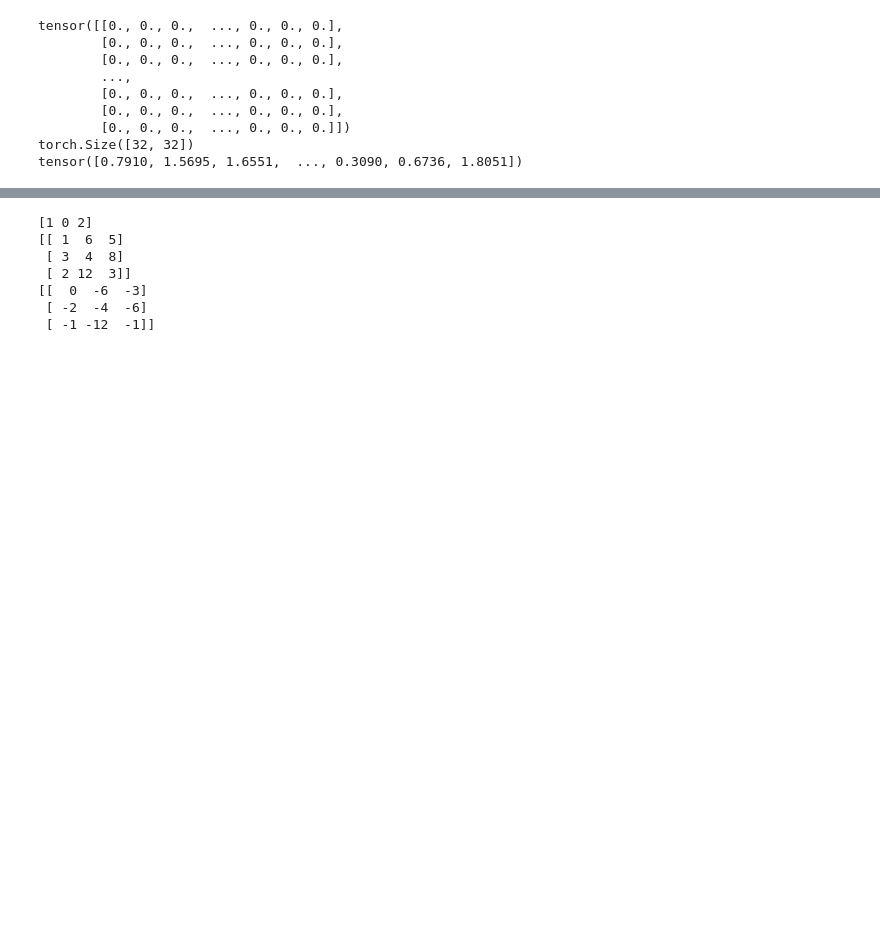
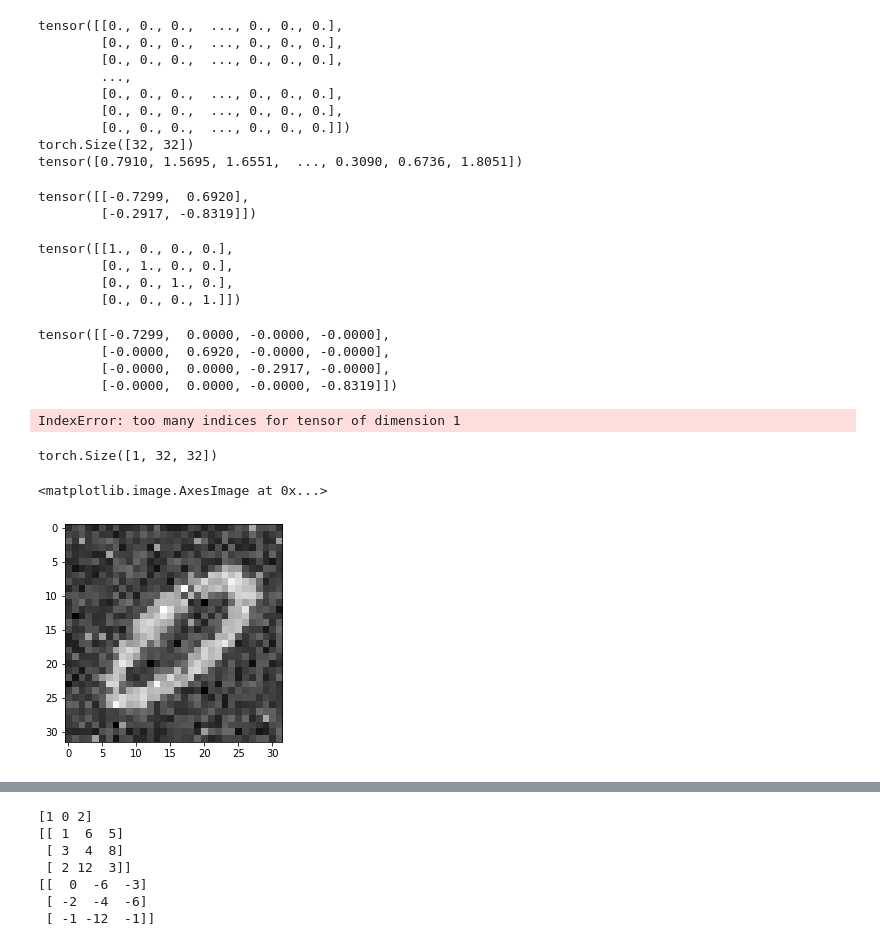
Before and after one commit to Yikeru/5LSL0, a Jupyter notebook: Assignment 4/Excerices.ipynb, the cells around one changed output, grey strips where cells are left out. Cells and saved outputs as stored; diff of their text form; code cells hidden in the pictures; blank space fills up the shorter version.

```diff
--- a/Assignment 4/Excerices.ipynb
+++ b/Assignment 4/Excerices.ipynb
@@ -198,3 +256,80 @@ tensor([[0., 0., 0.,  ..., 0., 0., 0.],
         [0., 0., 0.,  ..., 0., 0., 0.]])
 torch.Size([32, 32])
 tensor([0.7910, 1.5695, 1.6551,  ..., 0.3090, 0.6736, 1.8051])
+# %%
+x = torch.Tensor(2, 2).uniform_(-1,1)
+print(x)
+# %% [output]
+tensor([[-0.7299,  0.6920],
+        [-0.2917, -0.8319]])
+# %%
+A = torch.eye(x.shape[0],x.shape[1])
+A = torch.eye(len(x.flatten()))
+
+print(A)
+# %% [output]
+tensor([[1., 0., 0., 0.],
+        [0., 1., 0., 0.],
+        [0., 0., 1., 0.],
+        [0., 0., 0., 1.]])
+# %%
+print(A*x.flatten())
+# %% [output]
+tensor([[-0.7299,  0.0000, -0.0000, -0.0000],
+        [-0.0000,  0.6920, -0.0000, -0.0000],
+        [-0.0000,  0.0000, -0.2917, -0.0000],
+        [-0.0000,  0.0000, -0.0000, -0.8319]])
+# %%
+# init params
+mu = 0.5
+lamda = 0.5
+K = 2
+
+# load in a noisy image
+y = x_noisy_example[3,:,:,:]
+
+# flatten it
+y_flat = y.flatten()
+
+#
+x = torch.zeros_like(y_flat)
+# make an identity matrix
+A = torch.eye(len(y_flat))
+
+# softthreshold(x,shrinkage)
+# we first initialize y->mu*A.T
+
+x_0 = y_flat@(A.T) # --> soft-treshold ---> I-mu*A.T*A
+x_0_soft = torch.zeros_like(y_flat)
+# x_0_soft = softthreshold(x_0,lamda)
+# x_k = x_0 + (x_0_soft - x_0_soft*A)
+err = 1;
+
+# while err > 1e-10:
+for i in range(K):
+#     # p_init = (A@x - y)
+#     # x_k = x + mu*p_init
+    x_k = x_0 + (x_0_soft - x_0_soft*A)
+    x_0 = x_k
+    x_k_soft = softthreshold(x_0,lamda)
+    err = torch.nn.functional.mse_loss(x_k_soft,x_0_soft*A)
+    # print(x_k_soft.size(),(x_0_soft*A).size())
+    # if err < 1e-8:
+    #     break
+    # else:
+    x_0_soft = x_k_soft
+x_end = x_0_soft[0,:]
+x_end.reshape(y.shape)
+
+plt.imshow(x_end[:,:],cmap='gray')
+print(x_end)
+# %% [output]
+IndexError: too many indices for tensor of dimension 1
+# %%
+print(y.shape)
+z = x_end.reshape(y.shape)
+plt.imshow(z[0,:,:],cmap='gray')
+# %% [output]
+torch.Size([1, 32, 32])
+<matplotlib.image.AxesImage at 0x...>
+[figure, added]
```
Also changed, not shown: parts of 13 cells of this notebook, 2 other files.
